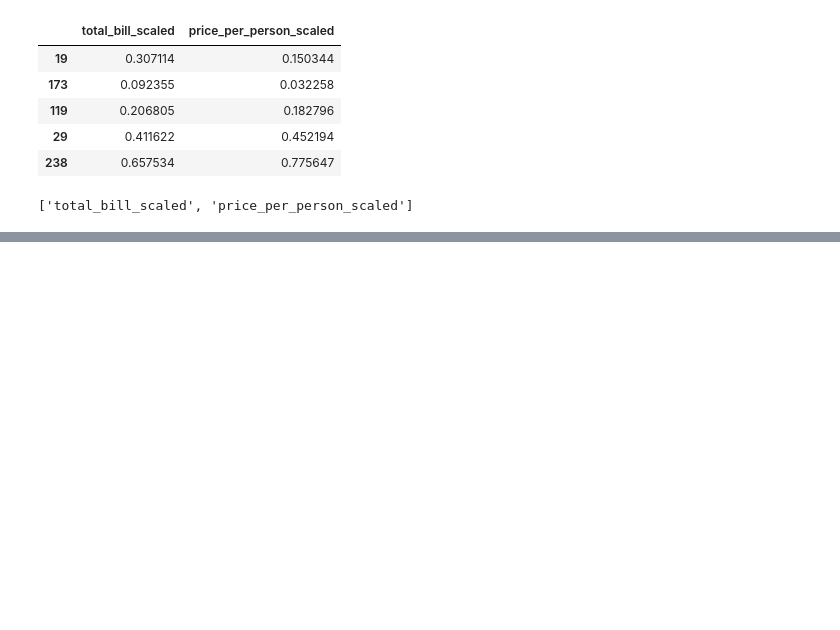
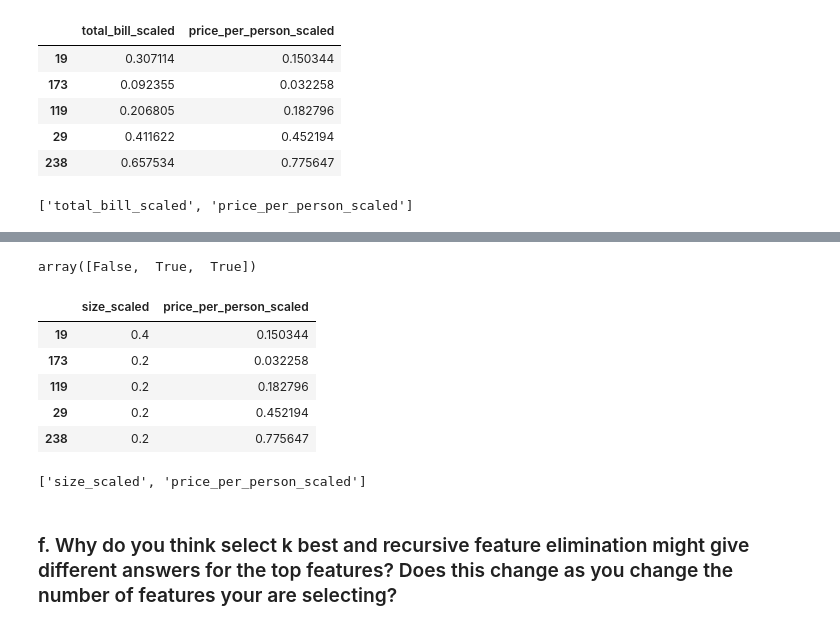
Before and after one commit to Yongliang-Shi/regression-exercises, a Jupyter notebook: feature_engineering.ipynb, the cells around one changed output, grey strips where cells are left out. Saved outputs shown, nothing was run; the diff lists cells and outputs as text; code cells hidden in the pictures; blank space fills up the shorter version.

Commit message:
prepare tips data and select top 2 numeric features for target variable: tip percentage

```diff
--- a/feature_engineering.ipynb
+++ b/feature_engineering.ipynb
@@ -388,0 +399,3 @@ X_train_tip_numeric_rfe.columns.tolist()
+# %%
+X_train_tip_percentage_numeric = df_train_tip_percentage_numeric[['total_bill_scaled', 'size_scaled', 'price_per_person_scaled']]
+y_train_tip_percentage_numeric = df_train_tip_percentage_numeric[['tip_percentage']]
@@ -388,0 +438,3 @@ X_train_tip_numeric_rfe.columns.tolist()
+# %%
+lm = LinearRegression()
+rfe = RFE(lm, 2)
@@ -388,0 +459,23 @@ X_train_tip_numeric_rfe.columns.tolist()
+# %%
+X_rfe = rfe.fit_transform(X_train_tip_percentage_numeric, y_train_tip_percentage_numeric)
+# %%
+mask = rfe.support_
+mask
+# %% [output]
+array([False,  True,  True])
+# %%
+X_train_tip_percentage_numeric_rfe = X_train_tip_percentage_numeric.iloc[:, mask]
+X_train_tip_percentage_numeric_rfe.head()
+# %% [output]
+|  | size_scaled | price_per_person_scaled |
+| 19 | 0.4 | 0.150344 |
+| 173 | 0.2 | 0.032258 |
+| 119 | 0.2 | 0.182796 |
+| 29 | 0.2 | 0.452194 |
+| 238 | 0.2 | 0.775647 |
+# %%
+X_train_tip_percentage_numeric_rfe.columns.tolist()
+# %% [output]
+['size_scaled', 'price_per_person_scaled']
+# %% [markdown]
+### f. Why do you think select k best and recursive feature elimination might give different answers for the top features? Does this change as you change the number of features your are selecting?
```
Also changed, not shown: parts of 11 cells of this notebook.
